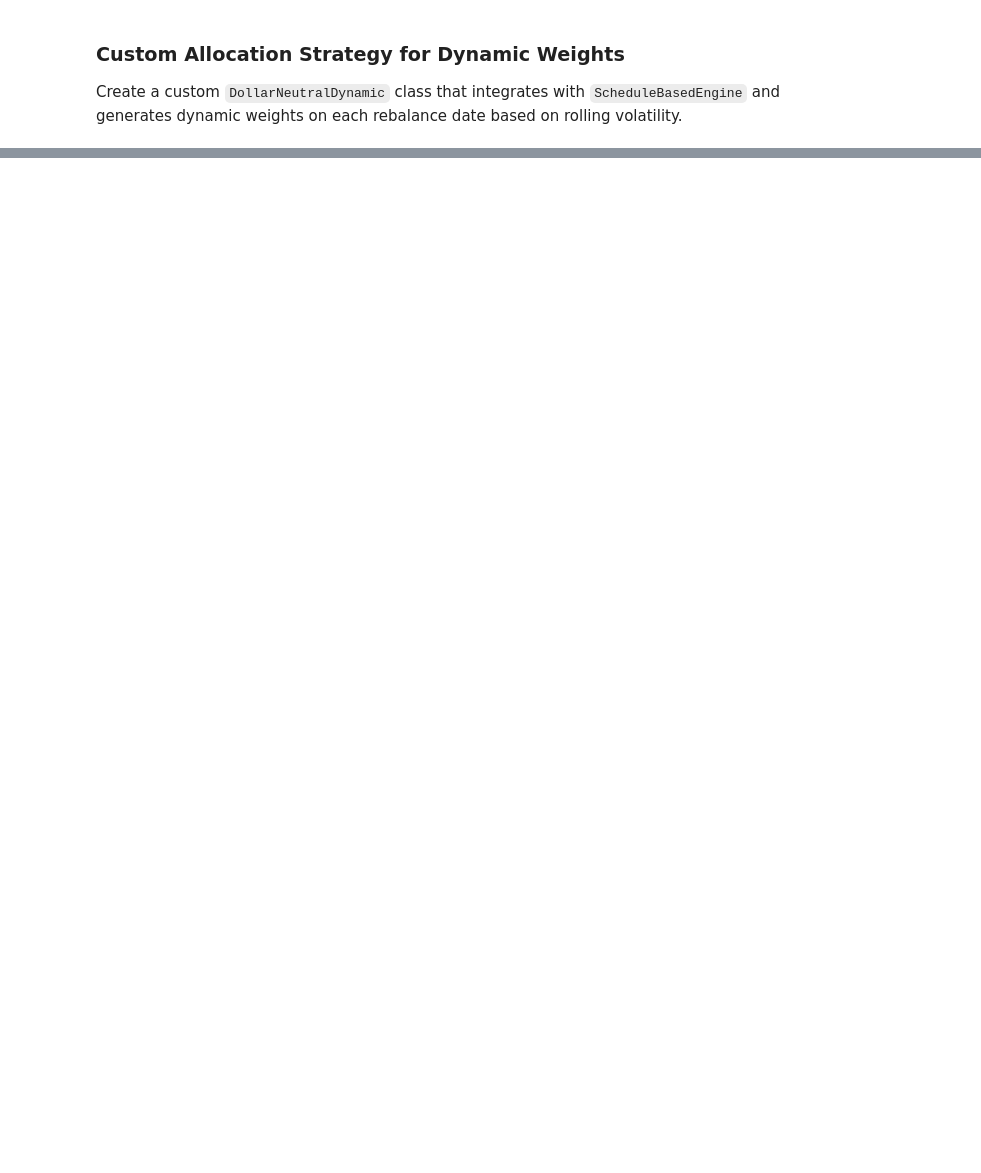
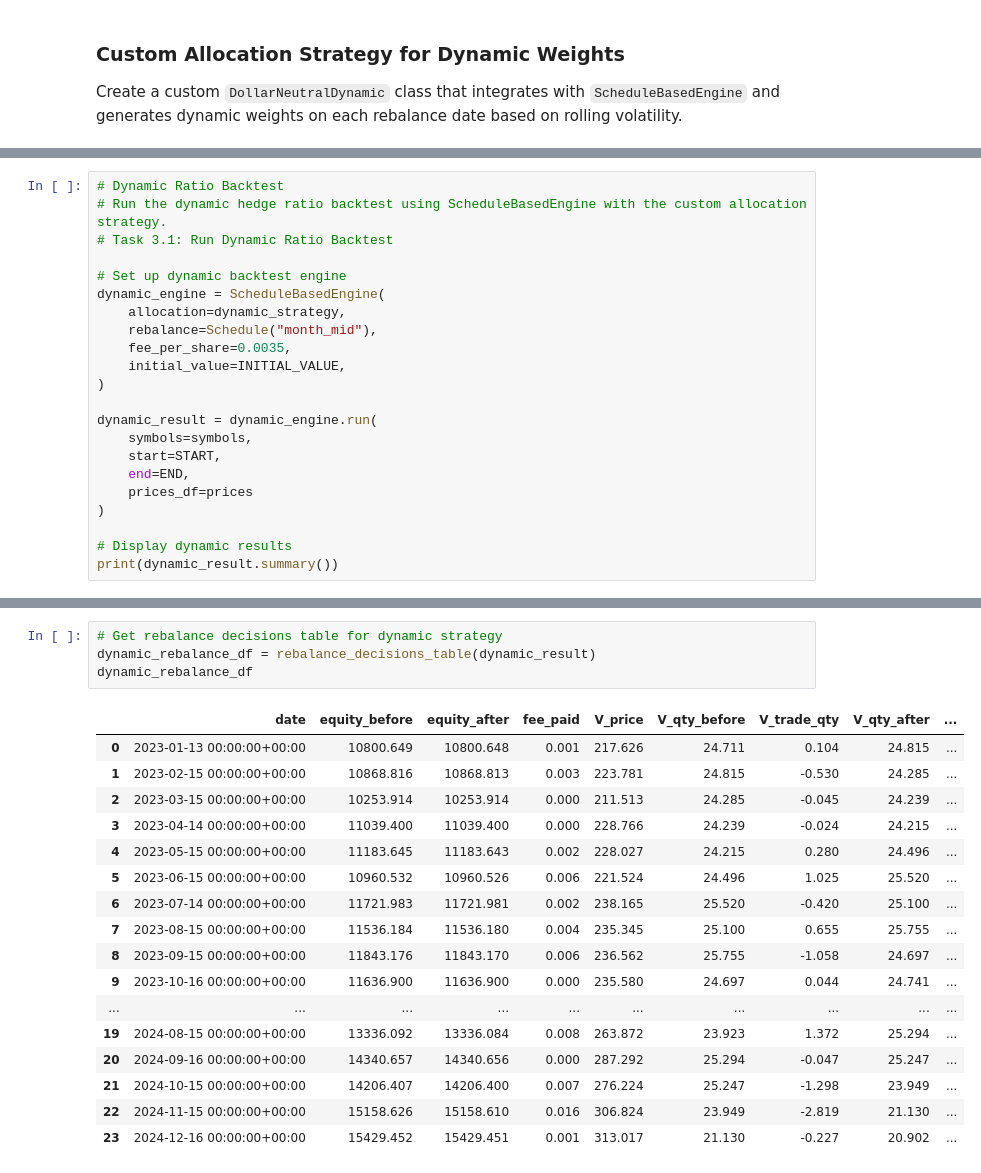
Before and after one commit to TradeInsight-Info/TiPortfolio, a Jupyter notebook: notebooks/dollar_neutral_dynamic_v_ma.ipynb, the cells around one changed output, grey strips where cells are left out. Cells and saved outputs as stored; diff of their text form; blank space fills up the shorter version.

```diff
--- a/notebooks/dollar_neutral_dynamic_v_ma.ipynb
+++ b/notebooks/dollar_neutral_dynamic_v_ma.ipynb
@@ -542,0 +523,22 @@ Integration: Can be passed to ScheduleBasedEngine(allocation=dynamic_strategy)
+# %%
+# Dynamic Ratio Backtest
+# Run the dynamic hedge ratio backtest using ScheduleBasedEngine with the custom allocation strategy.
+# Task 3.1: Run Dynamic Ratio Backtest
+
+# Set up dynamic backtest engine
+dynamic_engine = ScheduleBasedEngine(
+    allocation=dynamic_strategy,
+    rebalance=Schedule("month_mid"),
+    fee_per_share=0.0035,
+    initial_value=INITIAL_VALUE,
+)
+
+dynamic_result = dynamic_engine.run(
+    symbols=symbols,
+    start=START,
+    end=END,
+    prices_df=prices
+)
+
+# Display dynamic results
+print(dynamic_result.summary())
@@ -542,0 +634,22 @@ Integration: Can be passed to ScheduleBasedEngine(allocation=dynamic_strategy)
+# %%
+# Get rebalance decisions table for dynamic strategy
+dynamic_rebalance_df = rebalance_decisions_table(dynamic_result)
+dynamic_rebalance_df
+# %% [output]
+|  | date | equity_before | equity_after | fee_paid | V_price | V_qty_before | V_trade_qty | V_qty_after | ... |
+| 0 | 2023-01-13 00:00:00+00:00 | 10800.649 | 10800.648 | 0.001 | 217.626 | 24.711 | 0.104 | 24.815 | ... |
+| 1 | 2023-02-15 00:00:00+00:00 | 10868.816 | 10868.813 | 0.003 | 223.781 | 24.815 | -0.530 | 24.285 | ... |
+| 2 | 2023-03-15 00:00:00+00:00 | 10253.914 | 10253.914 | 0.000 | 211.513 | 24.285 | -0.045 | 24.239 | ... |
+| 3 | 2023-04-14 00:00:00+00:00 | 11039.400 | 11039.400 | 0.000 | 228.766 | 24.239 | -0.024 | 24.215 | ... |
+| 4 | 2023-05-15 00:00:00+00:00 | 11183.645 | 11183.643 | 0.002 | 228.027 | 24.215 | 0.280 | 24.496 | ... |
+| 5 | 2023-06-15 00:00:00+00:00 | 10960.532 | 10960.526 | 0.006 | 221.524 | 24.496 | 1.025 | 25.520 | ... |
+| 6 | 2023-07-14 00:00:00+00:00 | 11721.983 | 11721.981 | 0.002 | 238.165 | 25.520 | -0.420 | 25.100 | ... |
+| 7 | 2023-08-15 00:00:00+00:00 | 11536.184 | 11536.180 | 0.004 | 235.345 | 25.100 | 0.655 | 25.755 | ... |
+| 8 | 2023-09-15 00:00:00+00:00 | 11843.176 | 11843.170 | 0.006 | 236.562 | 25.755 | -1.058 | 24.697 | ... |
+| 9 | 2023-10-16 00:00:00+00:00 | 11636.900 | 11636.900 | 0.000 | 235.580 | 24.697 | 0.044 | 24.741 | ... |
+| ... | ... | ... | ... | ... | ... | ... | ... | ... | ... |
+| 19 | 2024-08-15 00:00:00+00:00 | 13336.092 | 13336.084 | 0.008 | 263.872 | 23.923 | 1.372 | 25.294 | ... |
+| 20 | 2024-09-16 00:00:00+00:00 | 14340.657 | 14340.656 | 0.000 | 287.292 | 25.294 | -0.047 | 25.247 | ... |
+| 21 | 2024-10-15 00:00:00+00:00 | 14206.407 | 14206.400 | 0.007 | 276.224 | 25.247 | -1.298 | 23.949 | ... |
+| 22 | 2024-11-15 00:00:00+00:00 | 15158.626 | 15158.610 | 0.016 | 306.824 | 23.949 | -2.819 | 21.130 | ... |
+| 23 | 2024-12-16 00:00:00+00:00 | 15429.452 | 15429.451 | 0.001 | 313.017 | 21.130 | -0.227 | 20.902 | ... |
```
Also changed, not shown: parts of 12 cells of this notebook, 1 other file.
